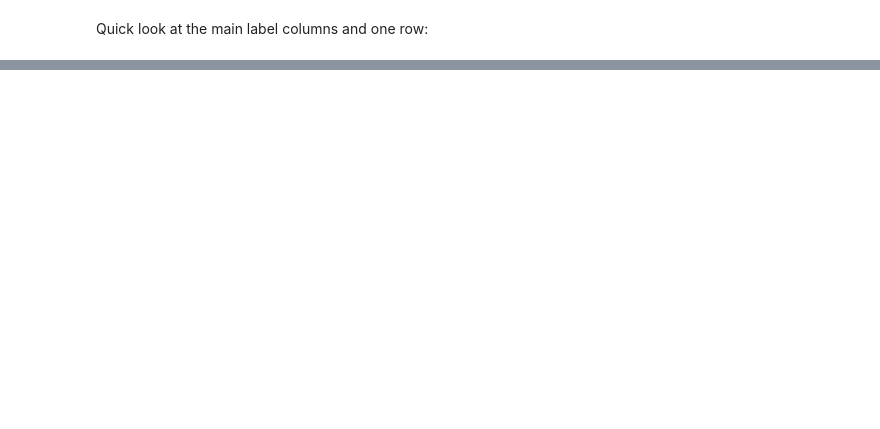
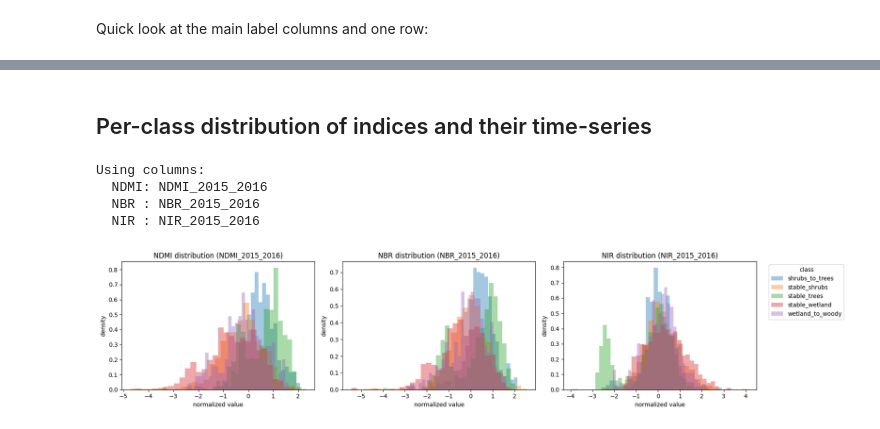
Before and after one commit to jjkiljanski/biebrza-shrub-encroachment-analysis, a Jupyter notebook: ml_model_training.ipynb, the cells around one changed output, grey strips where cells are left out. Drawn from its saved outputs; the diff is of its cells as text; code cells hidden in the pictures; blank space fills up the shorter version.

```diff
--- a/ml_model_training.ipynb
+++ b/ml_model_training.ipynb
@@ -430,0 +763,47 @@ for idx, cls in enumerate(le.classes_):
+# %% [markdown]
+## Per-class distribution of indices and their time-series
+# %%
+import matplotlib.pyplot as plt
+
+# Identify the last NDMI, NBR, NIR columns (latest time step)
+ndmi_cols = sorted([c for c in ts_cols if c.startswith('NDMI_')])
+nbr_cols  = sorted([c for c in ts_cols if c.startswith('NBR_')])
+nir_cols  = sorted([c for c in ts_cols if c.startswith('NIR_')])
+
+last_ndmi_col = ndmi_cols[-1]
+last_nbr_col  = nbr_cols[-1]
+last_nir_col  = nir_cols[-1]
+
+print("Using columns:")
+print("  NDMI:", last_ndmi_col)
+print("  NBR :", last_nbr_col)
+print("  NIR :", last_nir_col)
+
+classes = sorted(df_test_norm['class_str'].unique())
+
+# Histograms per class for each index
+fig, axes = plt.subplots(1, 3, figsize=(18, 4))
+
+for cls in classes:
+    subset = df_test_norm[df_test_norm['class_str'] == cls]
+    axes[0].hist(subset[last_ndmi_col], bins=30, alpha=0.4, label=cls, density=True)
+    axes[1].hist(subset[last_nbr_col],  bins=30, alpha=0.4, label=cls, density=True)
+    axes[2].hist(subset[last_nir_col],  bins=30, alpha=0.4, label=cls, density=True)
+
+axes[0].set_title(f'NDMI distribution ({last_ndmi_col})')
+axes[1].set_title(f'NBR distribution ({last_nbr_col})')
+axes[2].set_title(f'NIR distribution ({last_nir_col})')
+
+for ax in axes:
+    ax.set_xlabel('normalized value')
+    ax.set_ylabel('density')
+
+axes[2].legend(title='class', bbox_to_anchor=(1.05, 1), loc='upper left')
+plt.tight_layout()
+plt.show()
+# %% [output]
+Using columns:
+  NDMI: NDMI_2015_2016
+  NBR : NBR_2015_2016
+  NIR : NIR_2015_2016
+[figure, added]
```
Also changed, not shown: parts of 37 cells of this notebook.
